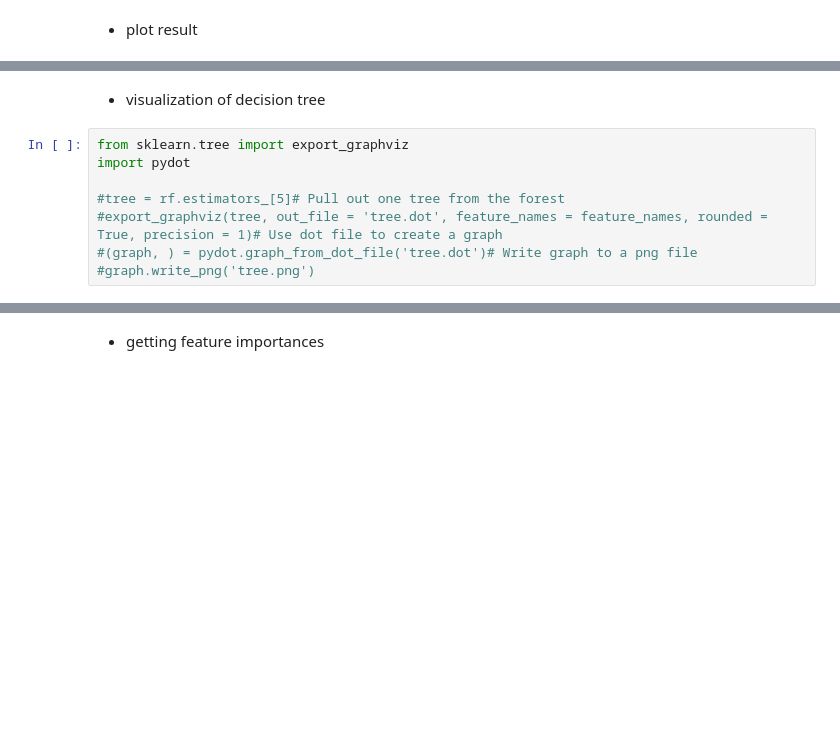
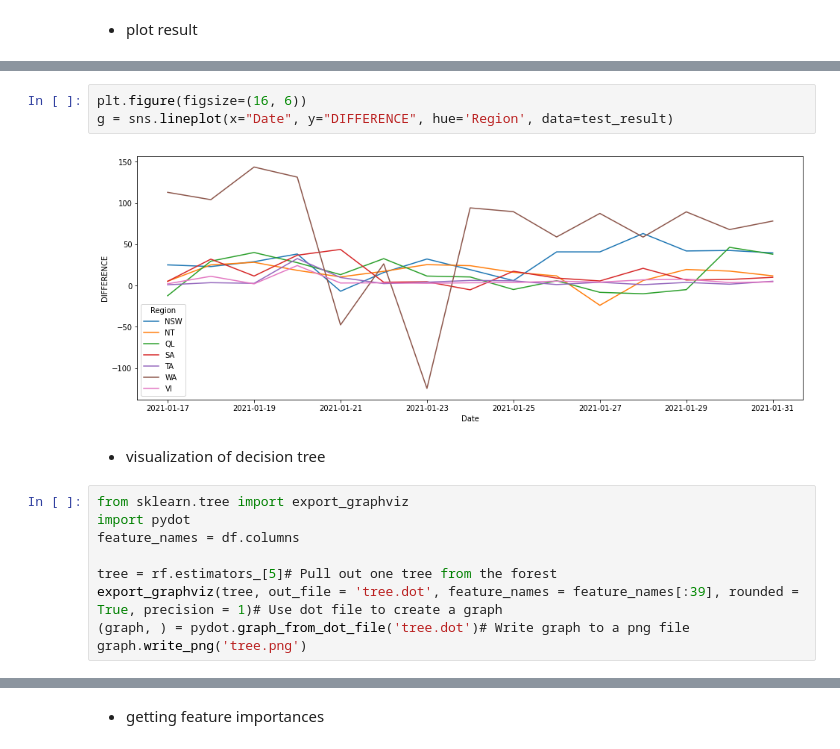
Before and after one commit to katharina-knappmann/wildfire_estimator, a Jupyter notebook: RandomForest.ipynb, the cells around one changed output, grey strips where cells are left out. Drawn from its saved outputs; the diff is of its cells as text; blank space fills up the shorter version.

```diff
--- a/RandomForest.ipynb
+++ b/RandomForest.ipynb
@@ -170,10 +161,16 @@ g = sns.lineplot(x="Date", y="DIFFERENCE", hue='Region', data=df_result)
+# %%
+plt.figure(figsize=(16, 6))
+g = sns.lineplot(x="Date", y="DIFFERENCE", hue='Region', data=test_result)
+# %% [output]
+[figure, added]
 # %% [markdown]
 *   visualization of decision tree
 # %%
 from sklearn.tree import export_graphviz
 import pydot
+feature_names = df.columns
 
-#tree = rf.estimators_[5]# Pull out one tree from the forest
-#export_graphviz(tree, out_file = 'tree.dot', feature_names = feature_names, rounded = True, precision = 1)# Use dot file to create a graph
-#(graph, ) = pydot.graph_from_dot_file('tree.dot')# Write graph to a png file
-#graph.write_png('tree.png')
+tree = rf.estimators_[5]# Pull out one tree from the forest
+export_graphviz(tree, out_file = 'tree.dot', feature_names = feature_names[:39], rounded = True, precision = 1)# Use dot file to create a graph
+(graph, ) = pydot.graph_from_dot_file('tree.dot')# Write graph to a png file
+graph.write_png('tree.png')
```
Also changed, not shown: parts of 11 cells of this notebook, 4 other files.
